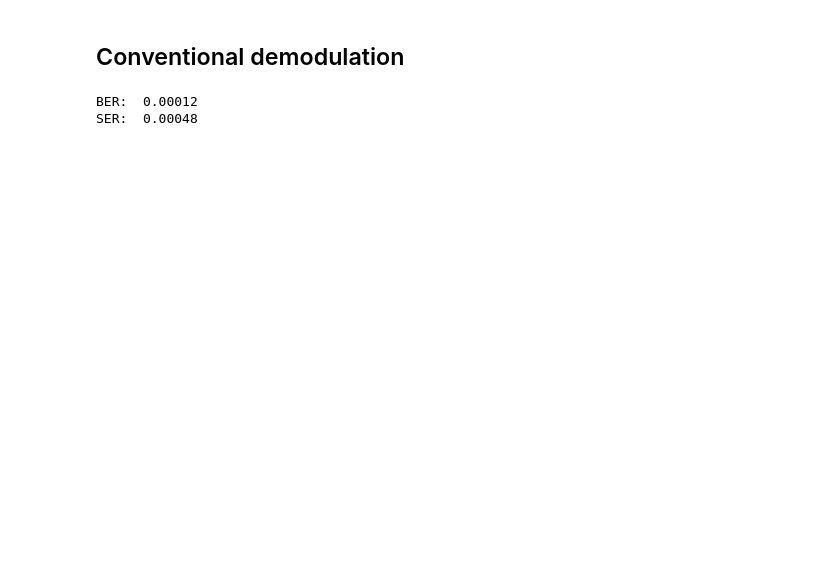
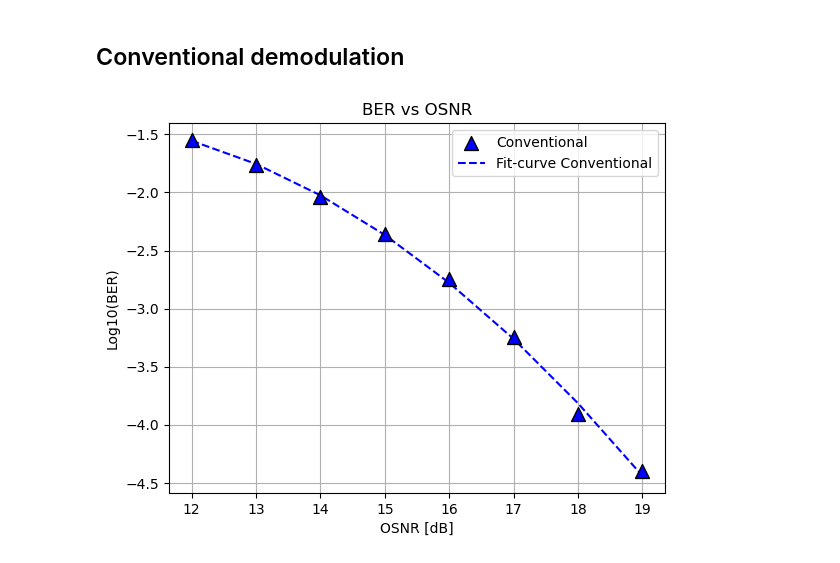
Before and after one commit to KevinMartinez1999/semillero-sofa, a Jupyter notebook: 16-QAM_demodulation/Conventional_16-QAM.ipynb, the cells around one changed output. Drawn from its saved outputs; the diff is of its cells as text; code cells hidden in the pictures; blank space fills up the shorter version.

Commit message:
Conventional demodulation.

```diff
--- a/16-QAM_demodulation/Conventional_16-QAM.ipynb
+++ b/16-QAM_demodulation/Conventional_16-QAM.ipynb
@@ -115,11 +118,25 @@ syms_rx = demapper_sym(Xr_ch, Xi_ch, Ns)
-# %%
-# Calculate the BER
-ber = bit_error_rate(syms_rx, symbols)
-print('BER: ', ber)
-
-# Calculate the SER
-ser = symbol_error_rate(syms_rx, symbols)
-print('SER: ', ser)
-# %% [output]
-BER:  0.00012
-SER:  0.00048
+# %%
+ber_conventional = []
+ser_conventional = []
+for i in range(8):
+    ber_conventional.append(bit_error_rate(syms_rx[i], symbols))
+    ser_conventional.append(symbol_error_rate(syms_rx[i], symbols))
+# %%
+# Fit-curve of the BER
+fit = np.polyfit(OSNR, np.log10(ber_conventional), 2)
+fit_fn = np.poly1d(fit)
+
+# Show the BER vs OSNR whit the fit-curve
+plt.figure()
+plt.scatter(OSNR, np.log10(ber_conventional), color='blue',
+            marker='^', s=100, edgecolors='black',
+            zorder=3, clip_on=False, label='Conventional')
+plt.plot(OSNR, fit_fn(OSNR), '--b', label='Fit-curve Conventional')
+plt.title('BER vs OSNR')
+plt.xlabel('OSNR [dB]')
+plt.ylabel('Log10(BER)')
+plt.grid()
+plt.legend()
+plt.show()
+# %% [output]
+[figure, added]
```
Also changed, not shown: parts of 3 cells of this notebook.
